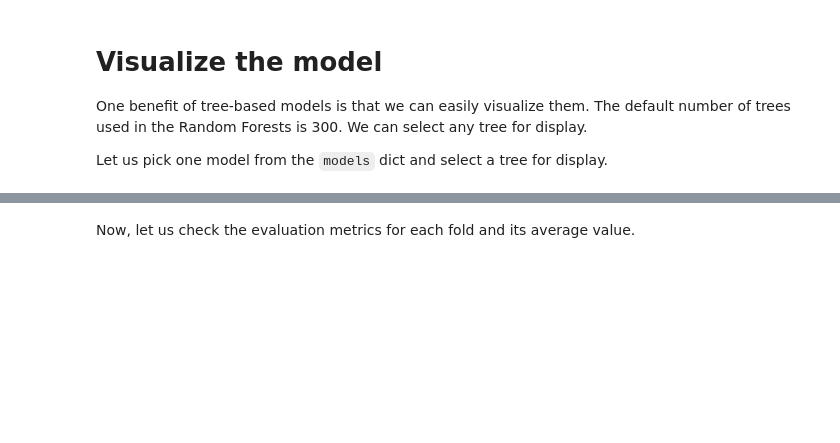
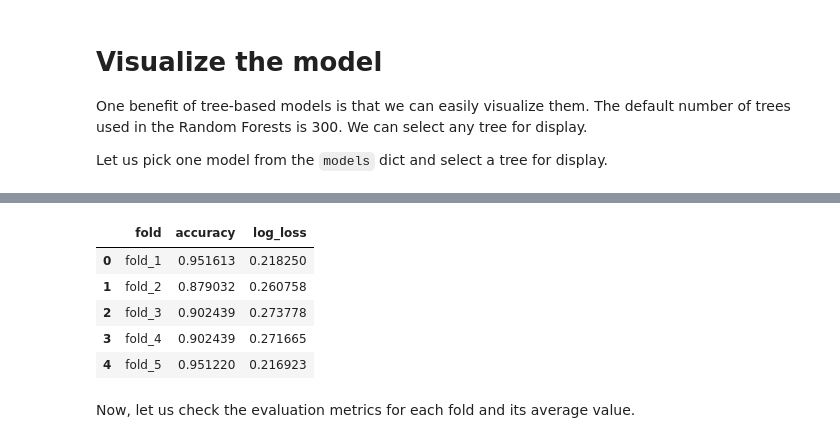
Before and after one commit to trolololoojb/Improving-Cell2Sentence-with-Single-Cell-Foundation-Model-Embeddings, a Jupyter notebook: Gold_Kaggle/identifying-age-related-conditions-w-tfdf.ipynb, the cells around one changed output, grey strips where cells are left out. Drawn from its saved outputs; the diff is of its cells as text; code cells hidden in the pictures; blank space fills up the shorter version.

```diff
--- a/Gold_Kaggle/identifying-age-related-conditions-w-tfdf.ipynb
+++ b/Gold_Kaggle/identifying-age-related-conditions-w-tfdf.ipynb
@@ -460,5 +360,9 @@ We can also see some general stats on the OOB dataset:
 # %%
-for _model in models:
-    inspector = models[_model].make_inspector()
-    print(_model, inspector.evaluation())
+metrics_df = pd.DataFrame({
+    'fold': list(models.keys()),
+    'accuracy': [accuracy[f] for f in models.keys()],
+    'log_loss': [cross_entropy[f] for f in models.keys()]
+})
+
+display(metrics_df)
 # %% [output]
@@ -470,3 +369,9 @@ fold_5 Evaluation(num_examples=494, accuracy=0.8477430594687857, loss=0.39049966
+|  | fold | accuracy | log_loss |
+| 0 | fold_1 | 0.951613 | 0.218250 |
+| 1 | fold_2 | 0.879032 | 0.260758 |
+| 2 | fold_3 | 0.902439 | 0.273778 |
+| 3 | fold_4 | 0.902439 | 0.271665 |
+| 4 | fold_5 | 0.951220 | 0.216923 |
 # %% [markdown]
 Now, let us check the evaluation metrics for each fold and its average value.
 # %%
```
Also changed, not shown: parts of 26 cells of this notebook, 2 other files.
